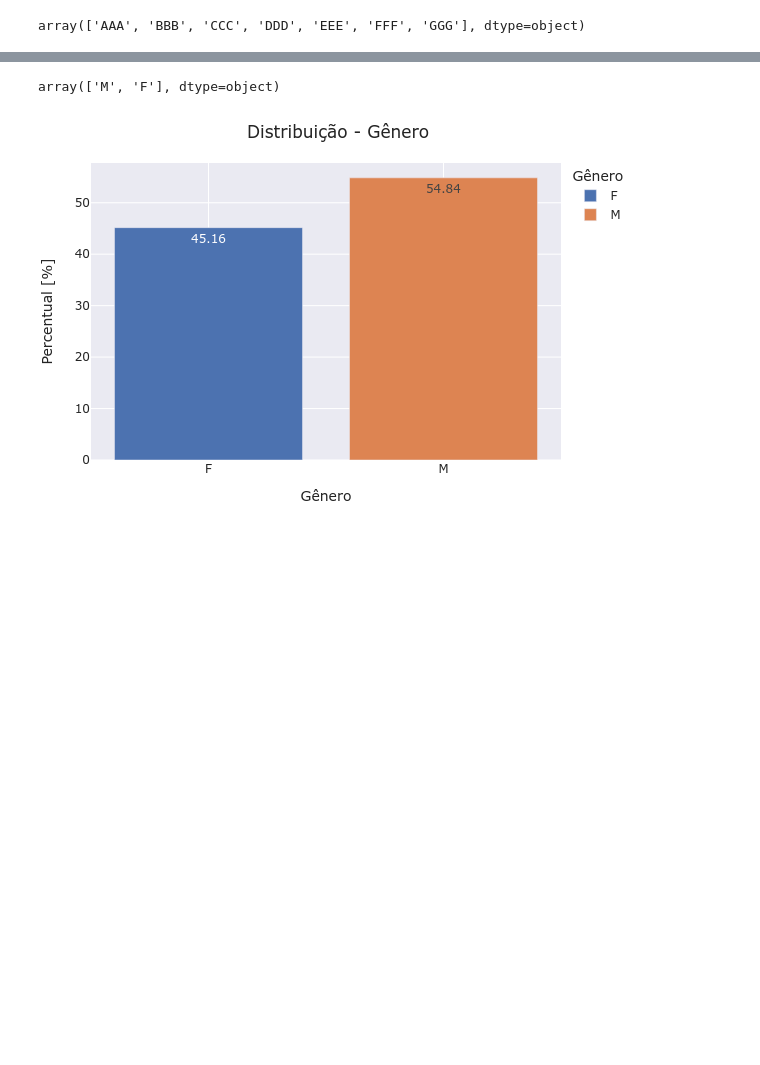
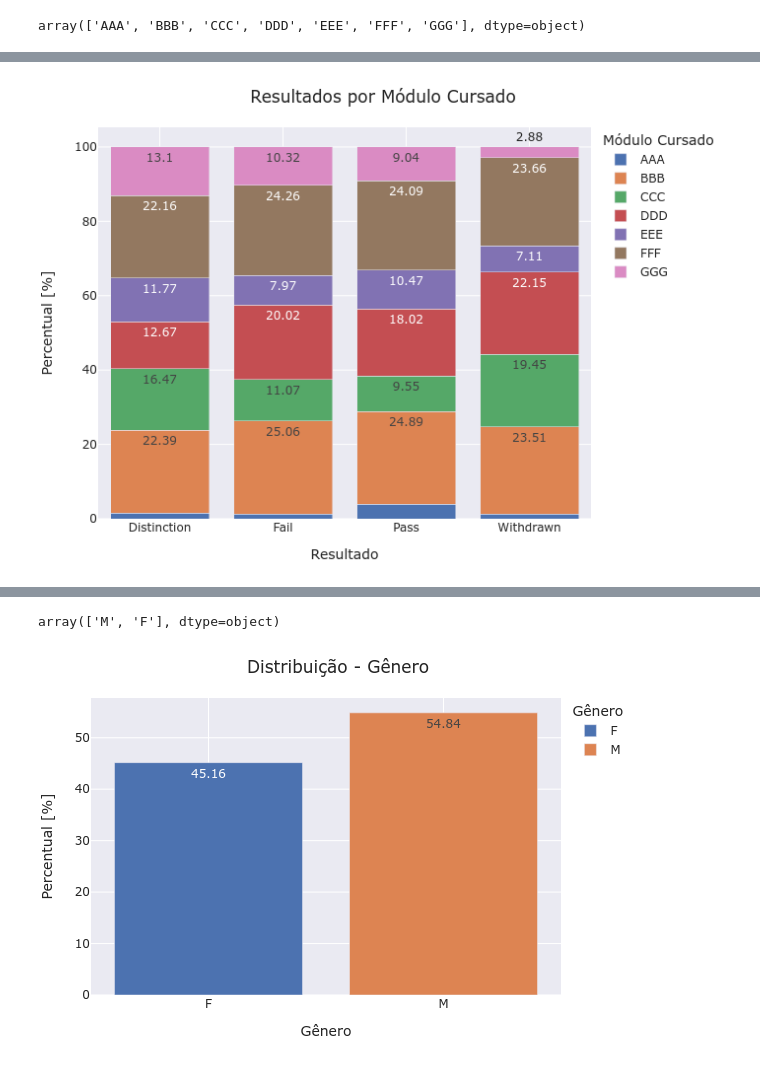
Before and after one commit to WanderScheidegger/OULAD_trybe, a Jupyter notebook: case_eda.ipynb, the cells around one changed output, grey strips where cells are left out. Cells and saved outputs as stored; diff of their text form; code cells hidden in the pictures; blank space fills up the shorter version.

```diff
--- a/case_eda.ipynb
+++ b/case_eda.ipynb
@@ -33,0 +66,23 @@ array(['AAA', 'BBB', 'CCC', 'DDD', 'EEE', 'FFF', 'GGG'], dtype=object)
+# %%
+df = studentInfo.groupby(['code_module', 'final_result']).agg({'id_student':'count'}).reset_index().\
+    rename(columns={"code_module": "Modulo", "final_result": 'Resultado','id_student': 'Qtde'})
+
+df['Percentual'] = df.apply(lambda x:  round(100 * (x['Qtde'] / df[df['Resultado'] == x['Resultado']]['Qtde'].sum()),2), axis=1)
+
+fig = px.bar(df, x="Resultado", y="Percentual", text="Percentual", color="Modulo",
+            hover_data=['Percentual'], barmode = 'stack', template="seaborn")
+
+fig.update_layout(
+    margin=dict(l=20, r=50, t=50, b=20),
+    title = 'Resultados por Módulo Cursado',
+    xaxis_title="Resultado",
+    yaxis_title="Percentual [%]",
+    legend_title="Módulo Cursado",
+    width=700,
+    height=500,
+    uniformtext_minsize=9,
+    uniformtext_mode='hide',
+)
+fig.show("png")
+# %% [output]
+[figure, added]
```
Also changed, not shown: parts of 81 cells of this notebook.
